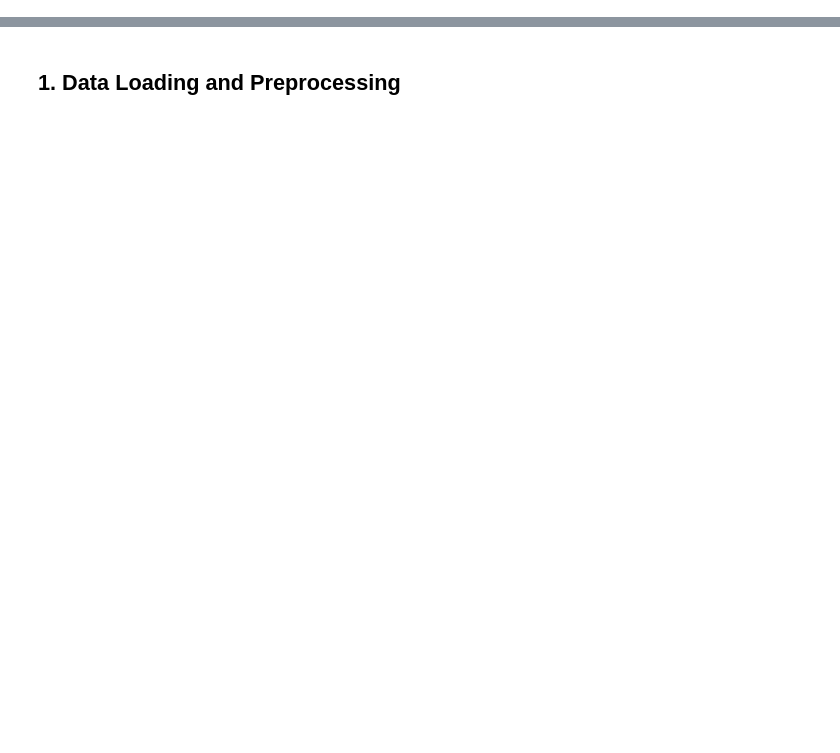
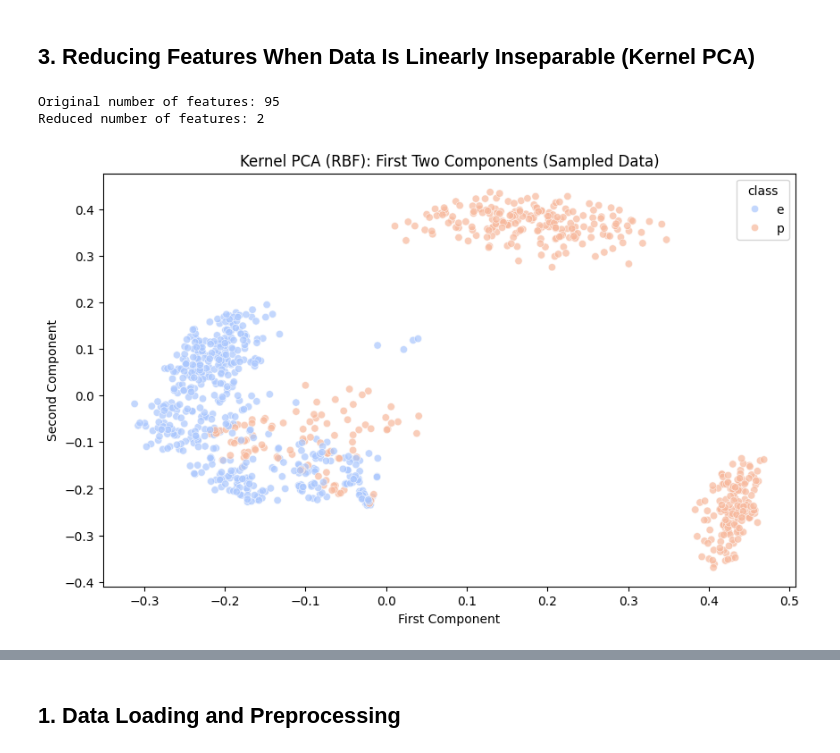
Before and after one commit to ShreerajNDesai/Data-Science-Pracs, a Jupyter notebook: 9. Principal Component Analysis (PCA)/Prac_9.ipynb, the cells around one changed output, grey strips where cells are left out. Saved outputs shown, nothing was run; the diff lists cells and outputs as text; code cells hidden in the pictures; blank space fills up the shorter version.

```diff
--- a/9. Principal Component Analysis (PCA)/Prac_9.ipynb
+++ b/9. Principal Component Analysis (PCA)/Prac_9.ipynb
@@ -10,0 +57,24 @@
+# %% [markdown]
+## 3. Reducing Features When Data Is Linearly Inseparable (Kernel PCA)
+# %%
+if not df.empty:
+    indices = np.random.choice(X_std.shape[0], 1000, replace=False)
+    X_sample = X_std[indices]
+    y_sample = y_categorical.iloc[indices]
+
+    kpca = KernelPCA(kernel="rbf", gamma=0.01, n_components=2)
+    X_kpca = kpca.fit_transform(X_sample)
+
+    print('Original number of features:', X_sample.shape[1])
+    print('Reduced number of features:', X_kpca.shape[1])
+
+    plt.figure(figsize=(10, 6))
+    sns.scatterplot(x=X_kpca[:, 0], y=X_kpca[:, 1], hue=y_sample, palette='coolwarm', alpha=0.7)
+    plt.title('Kernel PCA (RBF): First Two Components (Sampled Data)')
+    plt.xlabel('First Component')
+    plt.ylabel('Second Component')
+    plt.show()
+# %% [output]
+Original number of features: 95
+Reduced number of features: 2
+[figure, added]
```
Also changed, not shown: parts of 11 cells of this notebook.
